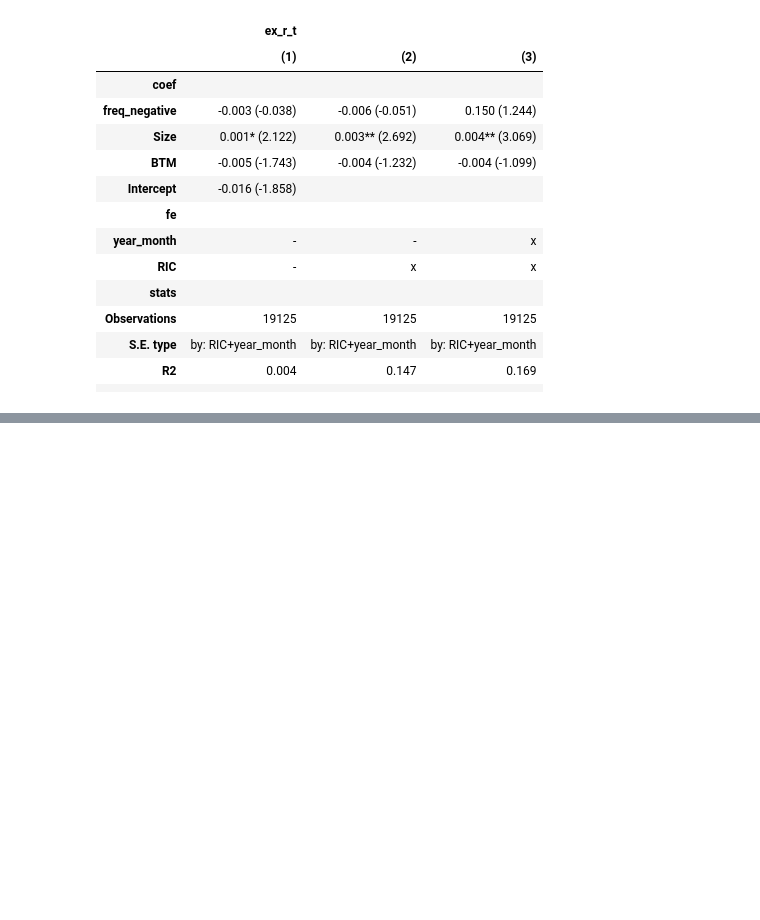
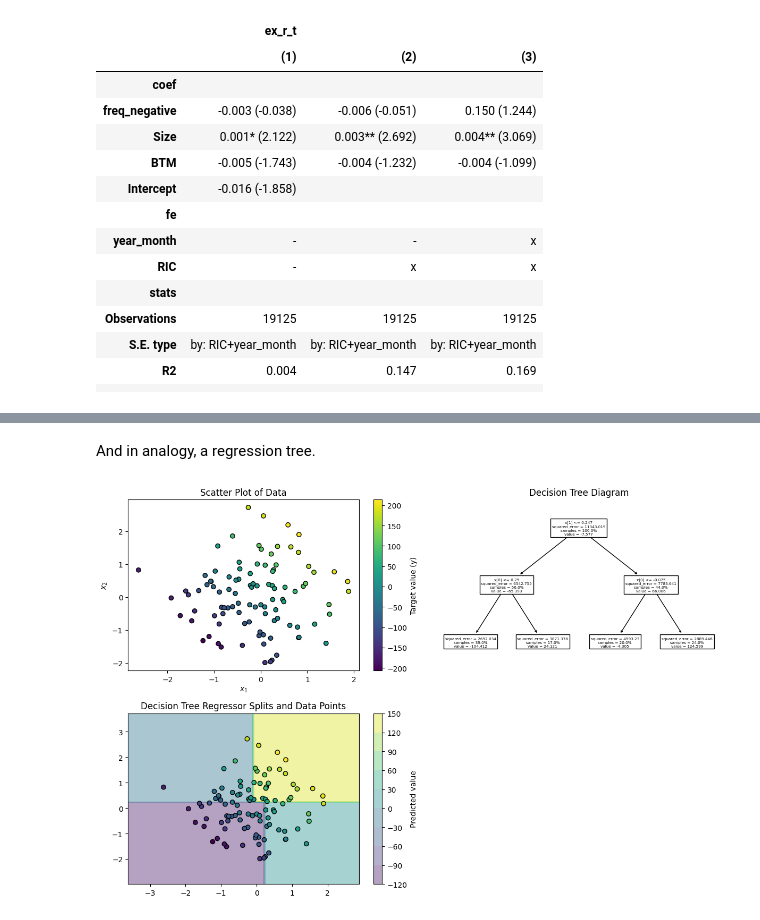
Before and after one commit to RalfKellner/dlta_coursebook, a Jupyter notebook: coursebook/_build/jupyter_execute/03_financial_words_analysis.ipynb, the cells around one changed output, grey strips where cells are left out. Saved outputs shown, nothing was run; the diff lists cells and outputs as text; code cells hidden in the pictures; blank space fills up the shorter version.

```diff
--- a/coursebook/_build/jupyter_execute/03_financial_words_analysis.ipynb
+++ b/coursebook/_build/jupyter_execute/03_financial_words_analysis.ipynb
@@ -124,0 +201,53 @@ pf.etable([model_ols, model_fe_firm, model_fe_firmyear], coef_fmt = "b (t)")
+# %% [markdown]
+And in analogy, a regression tree.
+# %%
+import numpy as np
+from sklearn.datasets import make_regression
+import matplotlib.pylab as plt
+from sklearn.tree import DecisionTreeRegressor
+from sklearn import tree
+
+# Generate data
+X, y = make_regression(n_features=2, n_informative=2, noise=1., random_state=42)
+
+# Create a figure with subplots (2 rows, 2 columns)
+fig, axes = plt.subplots(2, 2, figsize=(12, 8))
+
+# 1st Plot: Scatter plot of the original data with color shading based on target value (y)
+scatter = axes[0, 0].scatter(X[:, 0], X[:, 1], c=y, cmap='viridis', edgecolor='k')
+axes[0, 0].set_xlabel(r"$x_1$")
+axes[0, 0].set_ylabel(r"$x_2$")
+axes[0, 0].set_title('Scatter Plot of Data')
+plt.colorbar(scatter, ax=axes[0, 0], label='Target value (y)')
+
+# Fit the Decision Tree Regressor
+regressor = DecisionTreeRegressor(max_depth=2)
+regressor.fit(X, y)
+
+# 2nd Plot: Decision tree diagram
+tree.plot_tree(regressor, proportion=True, ax=axes[0, 1])
+axes[0, 1].set_title('Decision Tree Diagram')
+
+# Create a mesh grid for decision boundary plotting
+x_min, x_max = X[:, 0].min() - 1, X[:, 0].max() + 1
+y_min, y_max = X[:, 1].min() - 1, X[:, 1].max() + 1
+xx, yy = np.meshgrid(np.linspace(x_min, x_max, 100), np.linspace(y_min, y_max, 100))
+
+# Predict values for each point on the grid
+Z = regressor.predict(np.c_[xx.ravel(), yy.ravel()])
+Z = Z.reshape(xx.shape)
+
+# 3rd Plot: Decision boundaries with data points
+contour = axes[1, 0].contourf(xx, yy, Z, alpha=0.4, cmap='viridis')
+axes[1, 0].scatter(X[:, 0], X[:, 1], c=y, cmap='viridis', edgecolor='k')
+axes[1, 0].set_title('Decision Tree Regressor Splits and Data Points')
+plt.colorbar(contour, ax=axes[1, 0], label='Predicted value')
+
+# Leave the 4th subplot (axes[1, 1]) empty
+axes[1, 1].axis('off')  # This line turns off the axis, making it a blank subplot
+
+# Adjust layout for clarity
+plt.tight_layout()
+plt.show()
+# %% [output]
+[figure, added]
```
Also changed, not shown: parts of 5 cells of this notebook, 42 other files.
